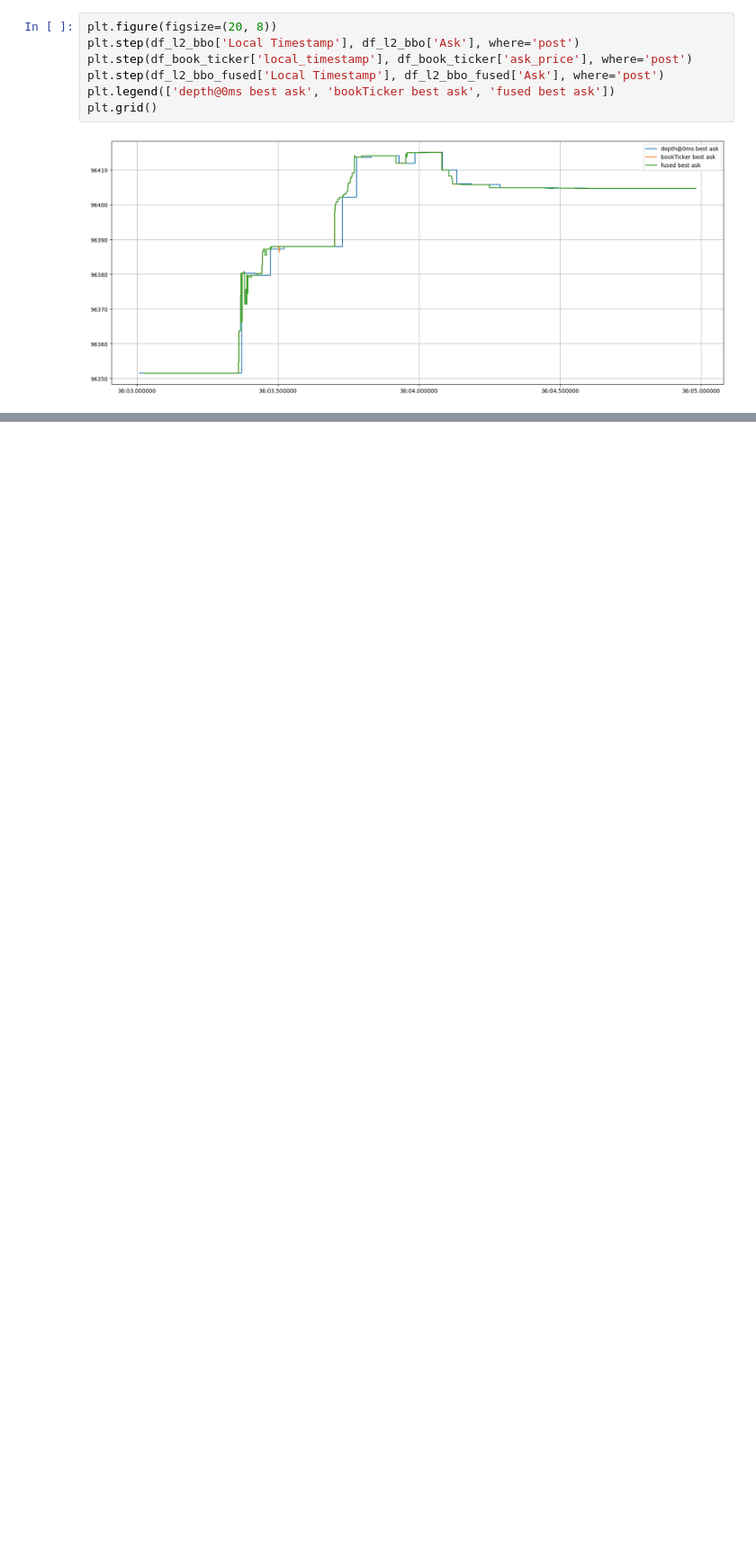
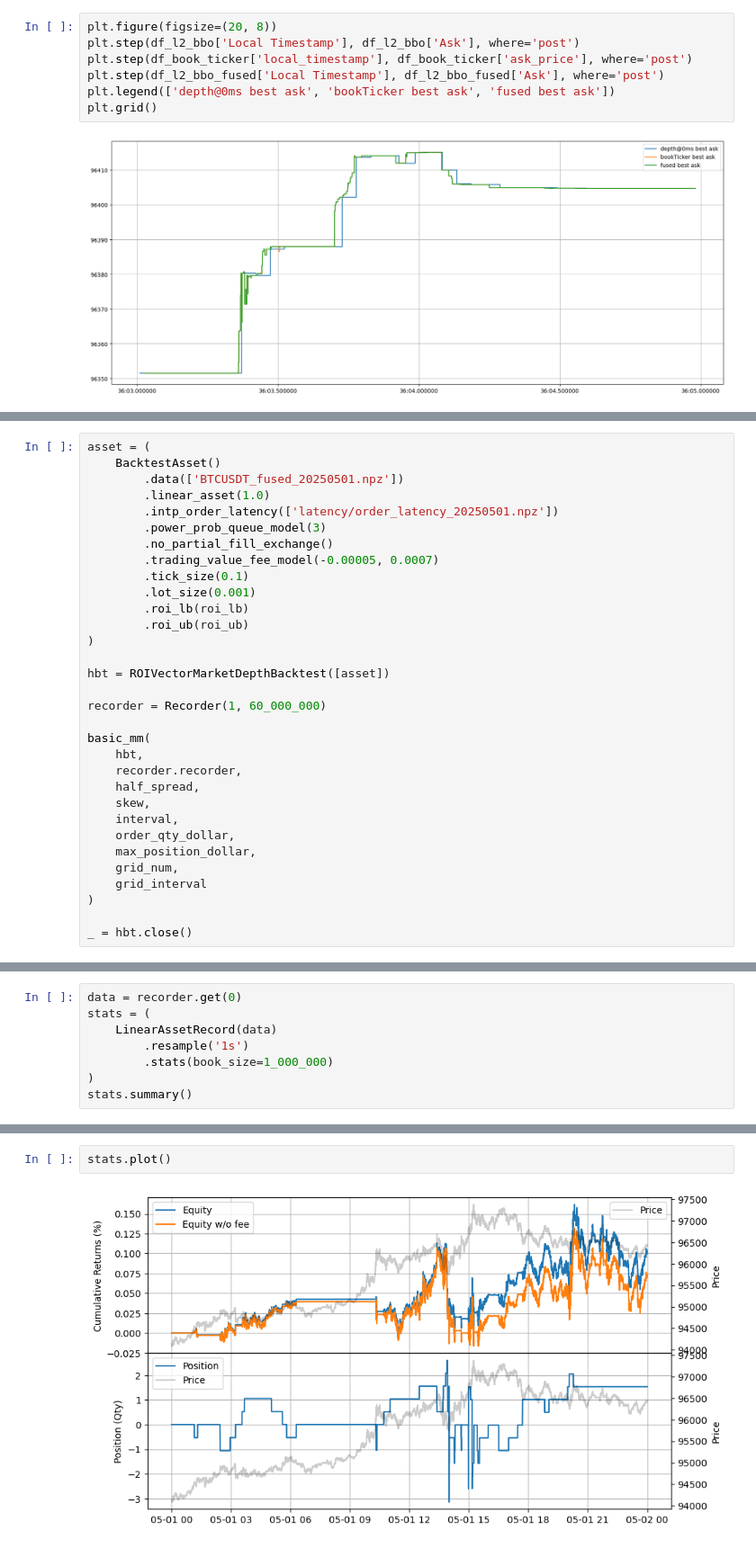
Before and after one commit to nkaz001/hftbacktest, a Jupyter notebook: examples/Fusing Depth Data.ipynb, the cells around one changed output, grey strips where cells are left out. Shown at 90% size. Saved outputs shown, nothing was run; the diff lists cells and outputs as text; blank space fills up the shorter version.

Commit message:
docs(py): update the market depth fusion document and example.

```diff
--- a/examples/Fusing Depth Data.ipynb
+++ b/examples/Fusing Depth Data.ipynb
@@ -457,0 +491,32 @@ This tutorial will show how this fused data improves backtesting accuracy. (to b
+# %%
+asset = (
+    BacktestAsset()
+        .data(['BTCUSDT_fused_20250501.npz'])
+        .linear_asset(1.0)
+        .intp_order_latency(['latency/order_latency_20250501.npz'])
+        .power_prob_queue_model(3)
+        .no_partial_fill_exchange()
+        .trading_value_fee_model(-0.00005, 0.0007)
+        .tick_size(0.1)
+        .lot_size(0.001)
+        .roi_lb(roi_lb)
+        .roi_ub(roi_ub)
+)
+
+hbt = ROIVectorMarketDepthBacktest([asset])
+
+recorder = Recorder(1, 60_000_000)
+
+basic_mm(
+    hbt,
+    recorder.recorder,
+    half_spread,
+    skew,
+    interval,
+    order_qty_dollar,
+    max_position_dollar,
+    grid_num,
+    grid_interval
+)
+
+_ = hbt.close()
@@ -457,0 +525,8 @@ This tutorial will show how this fused data improves backtesting accuracy. (to b
+# %%
+data = recorder.get(0)
+stats = (
+    LinearAssetRecord(data)
+        .resample('1s')
+        .stats(book_size=1_000_000)
+)
+stats.summary()
@@ -457,0 +538,4 @@ This tutorial will show how this fused data improves backtesting accuracy. (to b
+# %%
+stats.plot()
+# %% [output]
+[figure, added]
```
Also changed, not shown: parts of 17 cells of this notebook, 1 other file.
